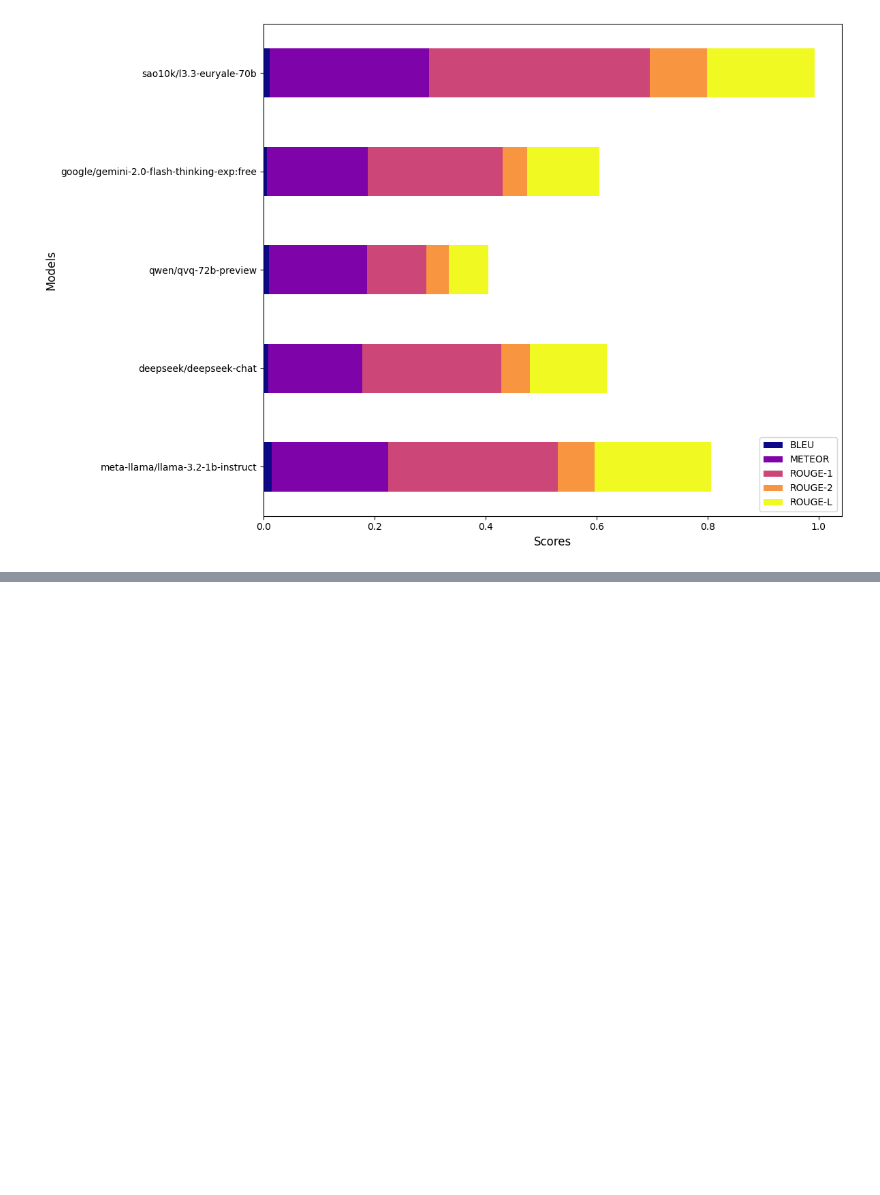
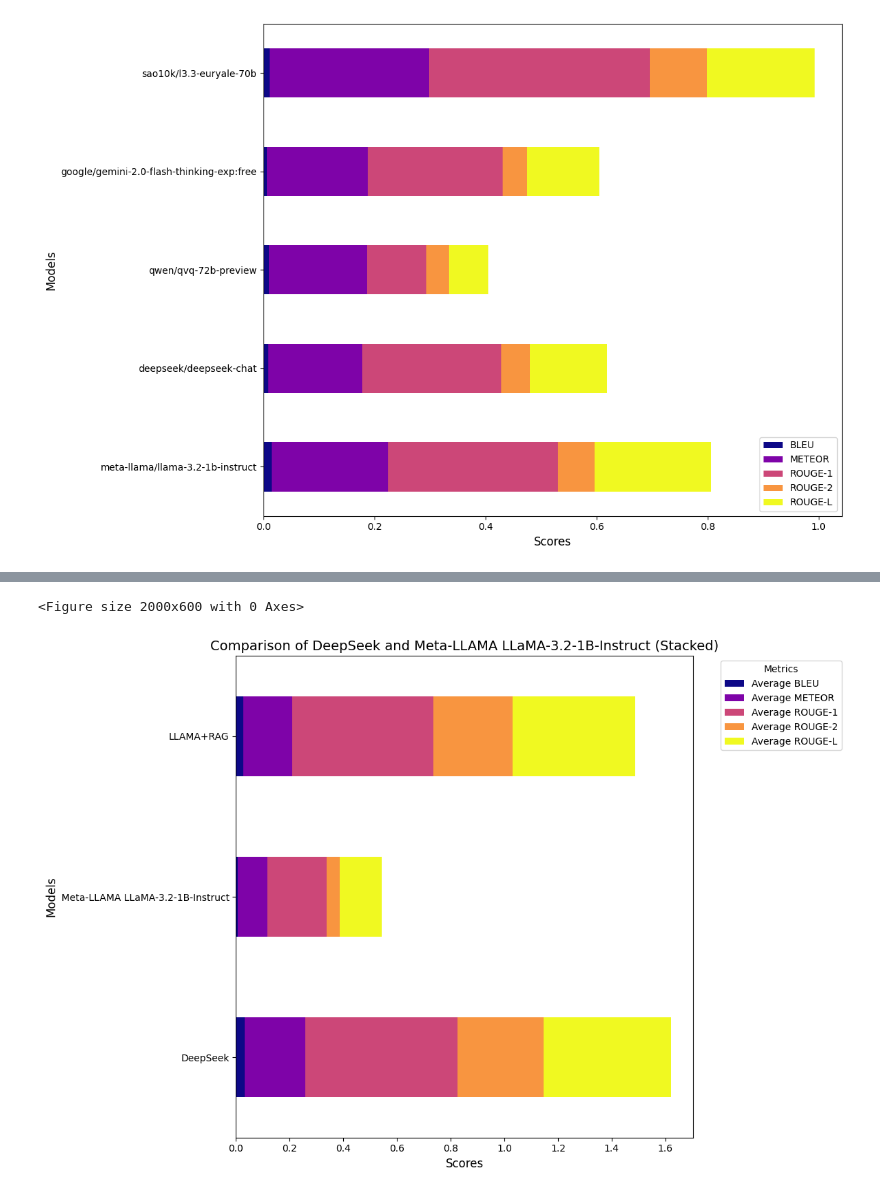
Before and after one commit to orekhovsky/GenAI-mini-projects, a Jupyter notebook: RAG_text2sql/RAG model comparison.ipynb, the cells around one changed output, grey strips where cells are left out. Drawn from its saved outputs; the diff is of its cells as text; code cells hidden in the pictures; blank space fills up the shorter version.

```diff
--- a/RAG_text2sql/RAG model comparison.ipynb
+++ b/RAG_text2sql/RAG model comparison.ipynb
@@ -1293,0 +1331,35 @@ plt.show()
+# %%
+import pandas as pd
+import matplotlib.pyplot as plt
+
+# Данные для моделей
+data = {
+    'Model': ['DeepSeek', 'Meta-LLAMA LLaMA-3.2-1B-Instruct', 'LLAMA+RAG'],
+    'Average BLEU': [0.031632659588777055, 0.00652274632509797, 0.0261],
+    'Average METEOR': [0.22620634043506715, 0.10966738288724649, 0.1829],
+    'Average ROUGE-1': [0.5680318596273058, 0.22154851372717949, 0.5269],
+    'Average ROUGE-2': [0.32083970345568236, 0.04814424950759733, 0.2958],
+    'Average ROUGE-L': [0.4755375176839518, 0.15732979652892995,0.4554]
+}
+
+# Создание DataFrame
+df = pd.DataFrame(data)
+
+# Установка 'Model' в качестве индекса
+df.set_index('Model', inplace=True)
+
+# Построение горизонтального столбчатого графика с накоплением
+plt.figure(figsize=(20, 6))
+df.plot(kind='barh', stacked=True, colormap='plasma', figsize=(12, 8))
+
+# Настройка графика
+plt.xlabel('Scores', fontsize=12)
+plt.ylabel('Models', fontsize=12)
+plt.title('Comparison of DeepSeek and Meta-LLAMA LLaMA-3.2-1B-Instruct (Stacked)', fontsize=14)
+plt.legend(title='Metrics', bbox_to_anchor=(1.05, 1), loc='upper left')  # Легенда с метриками
+plt.tight_layout()
+
+plt.show()
+# %% [output]
+<Figure size 2000x600 with 0 Axes>
+[figure, added]
```
Also changed, not shown: parts of 2 cells of this notebook.
